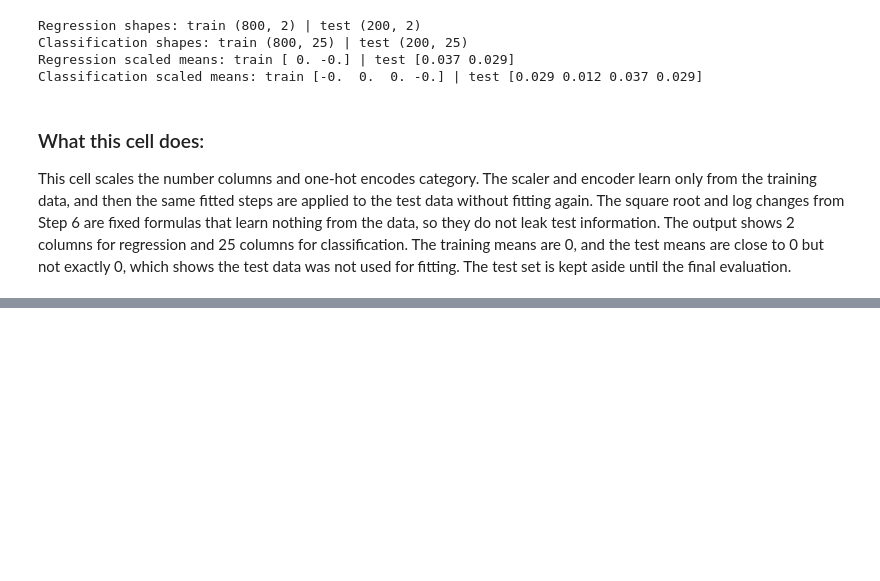
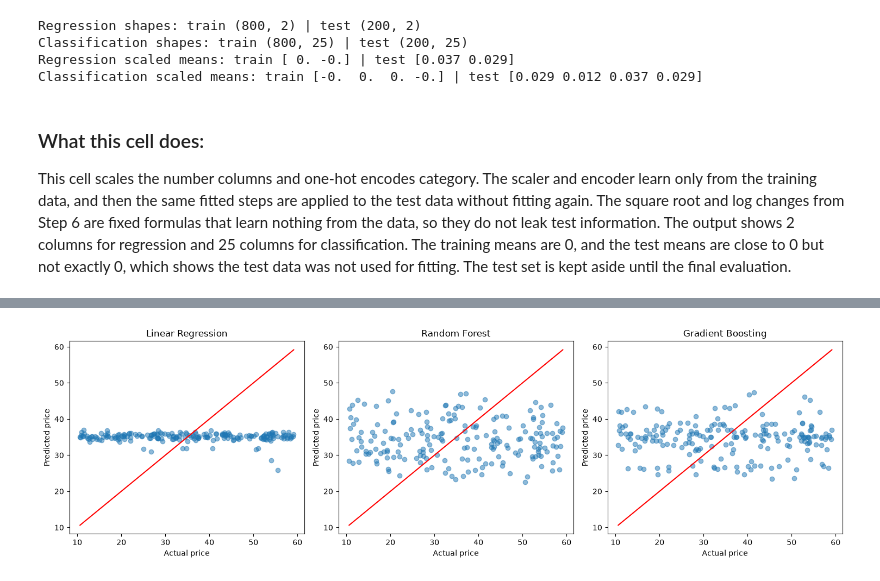
Before and after one commit to l253042/E-commerce, a Jupyter notebook: notebooks/E-commerce.ipynb, the cells around one changed output, grey strips where cells are left out. Drawn from its saved outputs; the diff is of its cells as text; code cells hidden in the pictures; blank space fills up the shorter version.

Commit message:
Step 10 regression models

```diff
--- a/notebooks/E-commerce.ipynb
+++ b/notebooks/E-commerce.ipynb
@@ -1528,0 +1545,27 @@ This cell scales the number columns and one-hot encodes category. The scaler and
+# %%
+from sklearn.ensemble import RandomForestRegressor, GradientBoostingRegressor
+from sklearn.metrics import mean_absolute_error, mean_squared_error, r2_score
+
+reg_models = {
+    "Baseline (mean)": DummyRegressor(),
+    "Linear Regression": LinearRegression(),
+    "Random Forest": RandomForestRegressor(n_estimators=200, min_samples_leaf=5, random_state=SEED),
+    "Gradient Boosting": GradientBoostingRegressor(random_state=SEED),
+}
+
+def reg_metrics(y_true, y_pred):
+    mse = mean_squared_error(y_true, y_pred)
+    return {"MAE": mean_absolute_error(y_true, y_pred), "MSE": mse,
+            "RMSE": np.sqrt(mse), "R2": r2_score(y_true, y_pred)}
+
+reg_fitted = {}
+rows = []
+for name, model in reg_models.items():
+    pipe = Pipeline([("prep", make_preprocessor(FINAL_REG)), ("model", model)])
+    pipe.fit(train[FINAL_REG], y_train_reg)
+    reg_fitted[name] = pipe
+    for part, X, y in [("train", train[FINAL_REG], y_train_reg), ("test", test[FINAL_REG], y_test_reg)]:
+        rows.append({"model": name, "set": part, **reg_metrics(y, pipe.predict(X))})
+
+reg_results = pd.DataFrame(rows)
+print("Models trained:", list(reg_fitted))
@@ -1528,0 +1603,20 @@ This cell scales the number columns and one-hot encodes category. The scaler and
+# %%
+import matplotlib.pyplot as plt
+
+FIG_DIR = ROOT / "report" / "figures"
+FIG_DIR.mkdir(parents=True, exist_ok=True)
+
+fig, axes = plt.subplots(1, 3, figsize=(15, 4.5))
+for ax, name in zip(axes, ["Linear Regression", "Random Forest", "Gradient Boosting"]):
+    pred = reg_fitted[name].predict(test[FINAL_REG])
+    ax.scatter(y_test_reg, pred, alpha=0.5)
+    lim = [y_test_reg.min(), y_test_reg.max()]
+    ax.plot(lim, lim, color="red")
+    ax.set_title(name)
+    ax.set_xlabel("Actual price")
+    ax.set_ylabel("Predicted price")
+plt.tight_layout()
+plt.savefig(FIG_DIR / "regression_actual_vs_predicted.png", dpi=150)
+plt.show()
+# %% [output]
+[figure, added]
```
Also changed, not shown: parts of 9 cells of this notebook, 1 other file.
